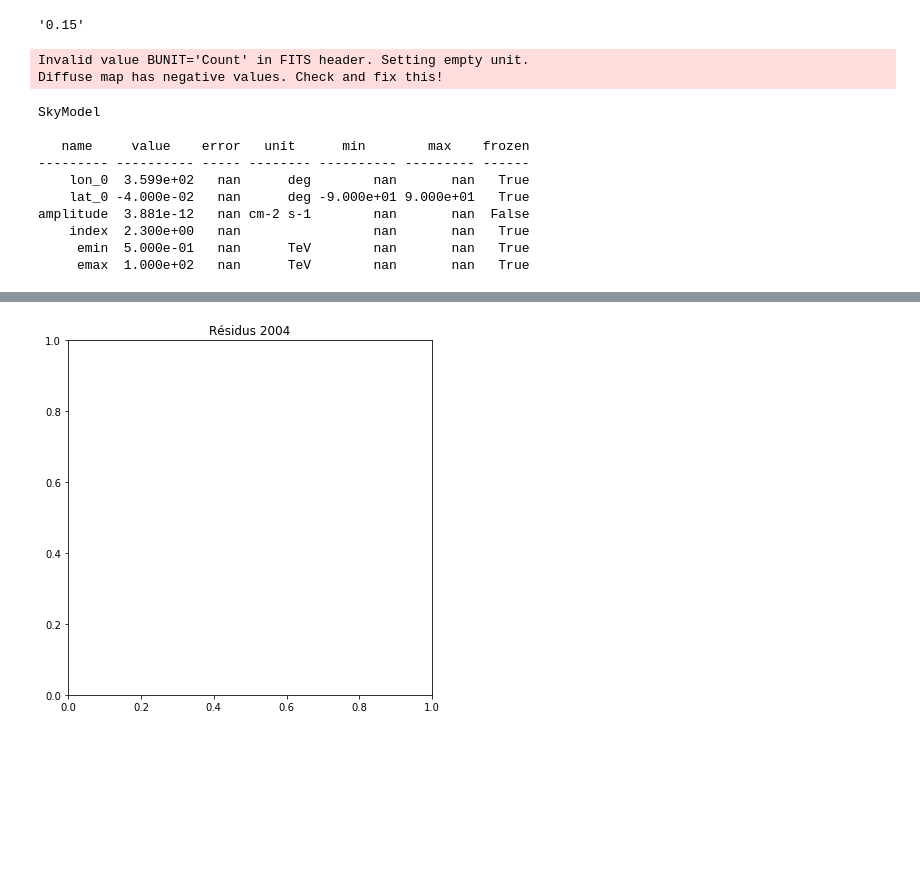
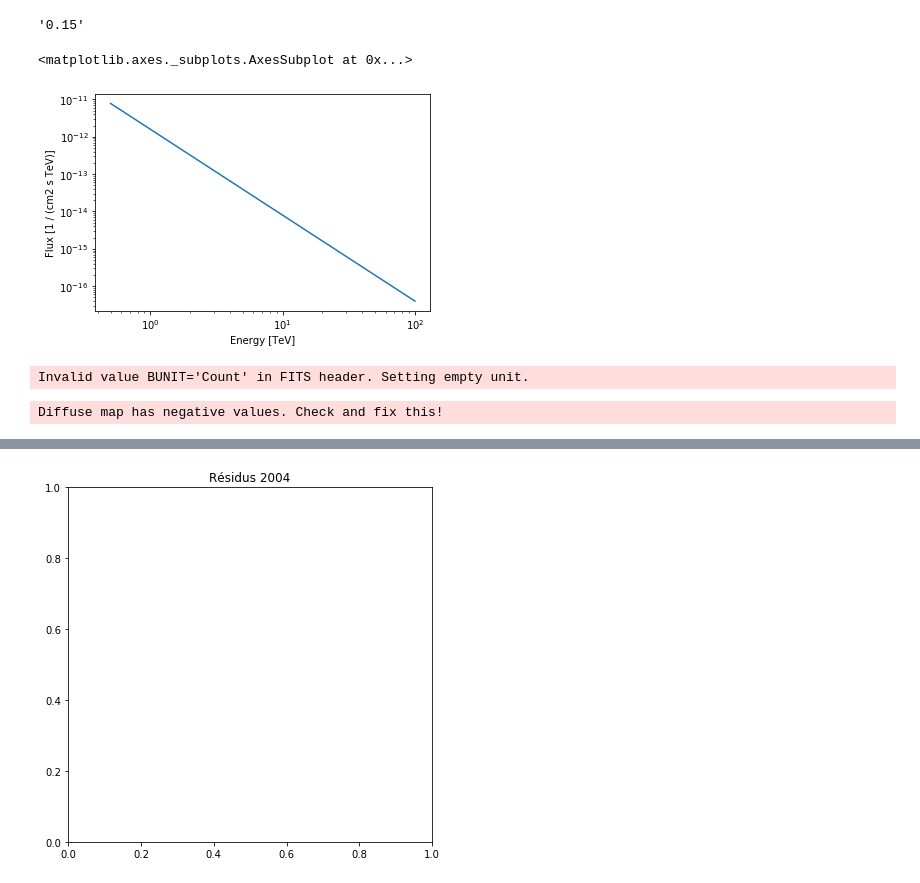
Before and after one commit to SamZouari/hess, a Jupyter notebook: notebooks0.15/evolutionGC_withDE.ipynb, the cells around one changed output, grey strips where cells are left out. Cells and saved outputs as stored; diff of their text form; code cells hidden in the pictures; blank space fills up the shorter version.

```diff
--- a/notebooks0.15/evolutionGC_withDE.ipynb
+++ b/notebooks0.15/evolutionGC_withDE.ipynb
@@ -152,3 +152,14 @@ model = SkyModel(
 model.parameters["index"].frozen = True
 model.parameters["lon_0"].frozen = True
 model.parameters["lat_0"].frozen = True
+# %%
+spectral_model.plot([0.5* u.TeV, 100* u.TeV])
+# %% [output]
+<matplotlib.axes._subplots.AxesSubplot at 0x...>
+[figure, added]
+# %%
+# Modèle de l'émission diffuse
+
+CSmap = Map.read("$GAMMAPY_DATA/CS_reproj.fits") # à moduler par une gaussienne en longitude
+# %% [output]
+Invalid value BUNIT='Count' in FITS header. Setting empty unit.
@@ -155,35 +171,20 @@ model.parameters["lat_0"].frozen = True
 # %%
-# Modèle de l'émission diffuse
-
-CSmap = Map.read("$GAMMAPY_DATA/CS_reproj.fits")
-
 diffuse_gal = TemplateSpatialModel(CSmap)
 
 powerlaw2 =  PowerLaw2SpectralModel(
-            emin = emin,
-            emax = emax,
-            index = 2,
-            amplitude = "1e-13 cm-2 s-1")
+            emin =0.5* u.TeV,
+            emax = 100* u.TeV,
+            index = 2.3,
+            amplitude = "4e-12 cm-2 s-1")
+
 
 model_diff = SkyModel(
             spatial_model = diffuse_gal,
             spectral_model = powerlaw2,
             name = "DE")
+
+model_diff.parameters["index"].frozen = True
 # %% [output]
-Invalid value BUNIT='Count' in FITS header. Setting empty unit.
 Diffuse map has negative values. Check and fix this!
-# %%
-print(model)
-# %% [output]
-SkyModel
-
-   name     value    error   unit      min        max    frozen
---------- ---------- ----- -------- ---------- --------- ------
-    lon_0  3.599e+02   nan      deg        nan       nan   True
-    lat_0 -4.000e-02   nan      deg -9.000e+01 9.000e+01   True
-amplitude  3.881e-12   nan cm-2 s-1        nan       nan  False
-    index  2.300e+00   nan                 nan       nan   True
-     emin  5.000e-01   nan      TeV        nan       nan   True
-     emax  1.000e+02   nan      TeV        nan       nan   True
 # %%
 for year in range(2004,2020):
```
Also changed, not shown: parts of 15 cells of this notebook.
